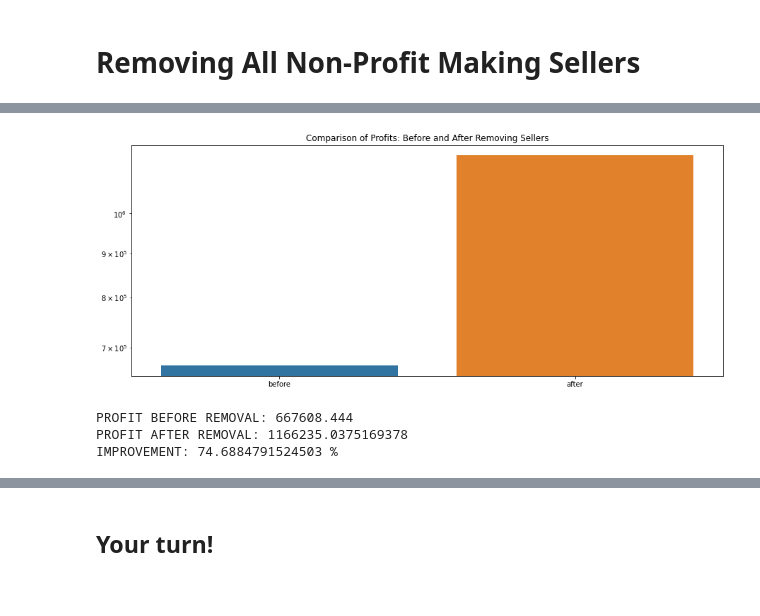
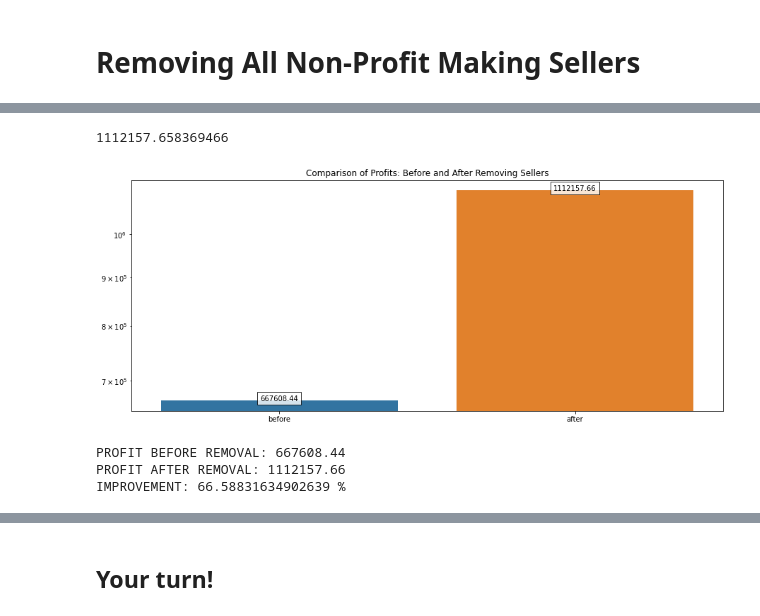
Before and after one commit to chongxe1991/olist_data_analysis, a Jupyter notebook: ceo_request.ipynb, the cells around one changed output, grey strips where cells are left out. Drawn from its saved outputs; the diff is of its cells as text; code cells hidden in the pictures.

Commit message:
completed the codes for 1st part: removing all loss making sellers from platform

```diff
--- a/ceo_request.ipynb
+++ b/ceo_request.ipynb
@@ -163,0 +87,5 @@ y = [profit_1, profit_2]
+# %%
+#As the total IT costs amount to 500000 BRL, we use it as a simple way to find the factor of IT costs for each seller
+factor_per_seller = 500000 / (sellers["n_orders"]** 0.5).sum()
+
+factor_per_seller
@@ -163,0 +94,13 @@ y = [profit_1, profit_2]
+# %%
+sellers_df = sellers.copy()
+
+#Calculating IT costs for each seller
+sellers_df["it_costs"] = sellers_df["n_orders"]** 0.5 * factor_per_seller
+
+#Calculating net profits for each seller after deducting the IT cost
+sellers_df["net_profits"] = sellers_df["profits"] - sellers_df["it_costs"]
+
+sellers_df
+
+#Calculating the total net profit from all sellers after deducting IT costs
+sellers_df["net_profits"].sum()
@@ -164,16 +134,37 @@ y = [profit_1, profit_2]
+# %%
+#Calculating the total net profits if all loss bearing sellers are removed
+sellers_df[sellers_df["net_profits"] > 0]["net_profits"].sum()
+# %% [output]
+1112157.658369466
+# %%
+#Adding function to label the bars in the bar charts
+def valuelabel(profits):
+    for i in range(len(profits)):
+        plt.text(i,profits[i],profits[i], ha = 'center',
+                 bbox = dict(facecolor = "white", alpha =0.8))
+# %%
+#Calculating profits before and after removal of loss making sellers
+profit_before_removal = round(sellers_df["net_profits"].sum(), 2)
+profit_after_removal = round(sellers_df[sellers_df["net_profits"] > 0]["net_profits"].sum(), 2)
 # %%
+#Visualizing the profits before and after removal of loss making sellers in a bar chart
+x = [1, 2]
+profits = [profit_before_removal, profit_after_removal]
+
 plt.figure(figsize = (15,6))
-ax = sns.barplot(x = x, y = y)
+ax = sns.barplot(x = x, y = profits)
 ax.set_yscale("log")
 ax.set(title = "Comparison of Profits: Before and After Removing Sellers")
-ax.set(xticklabels=["before", "after"]);
+ax.set(xticklabels=["before", "after"])
+valuelabel(profits)
+plt.show();
 # %% [output]
-[figure, old version]
+[figure, new version]
 # %%
-print(f"PROFIT BEFORE REMOVAL: {profit_1}")
-print(f"PROFIT AFTER REMOVAL: {profit_2}")
-print(f"IMPROVEMENT: {((profit_2 - profit_1)/profit_1) * 100} %")
+print(f"PROFIT BEFORE REMOVAL: {profit_before_removal}")
+print(f"PROFIT AFTER REMOVAL: {profit__after_removal}")
+print(f"IMPROVEMENT: {((profit_after_removal - profit_before_removal)/profit_before_removal) * 100} %")
 # %% [output]
-PROFIT BEFORE REMOVAL: 667608.444
-PROFIT AFTER REMOVAL: 1166235.0375169378
-IMPROVEMENT: 74.6884791524503 %
+PROFIT BEFORE REMOVAL: 667608.44
+PROFIT AFTER REMOVAL: 1112157.66
+IMPROVEMENT: 66.58831634902639 %
```
Also changed, not shown: parts of 60 cells of this notebook.
